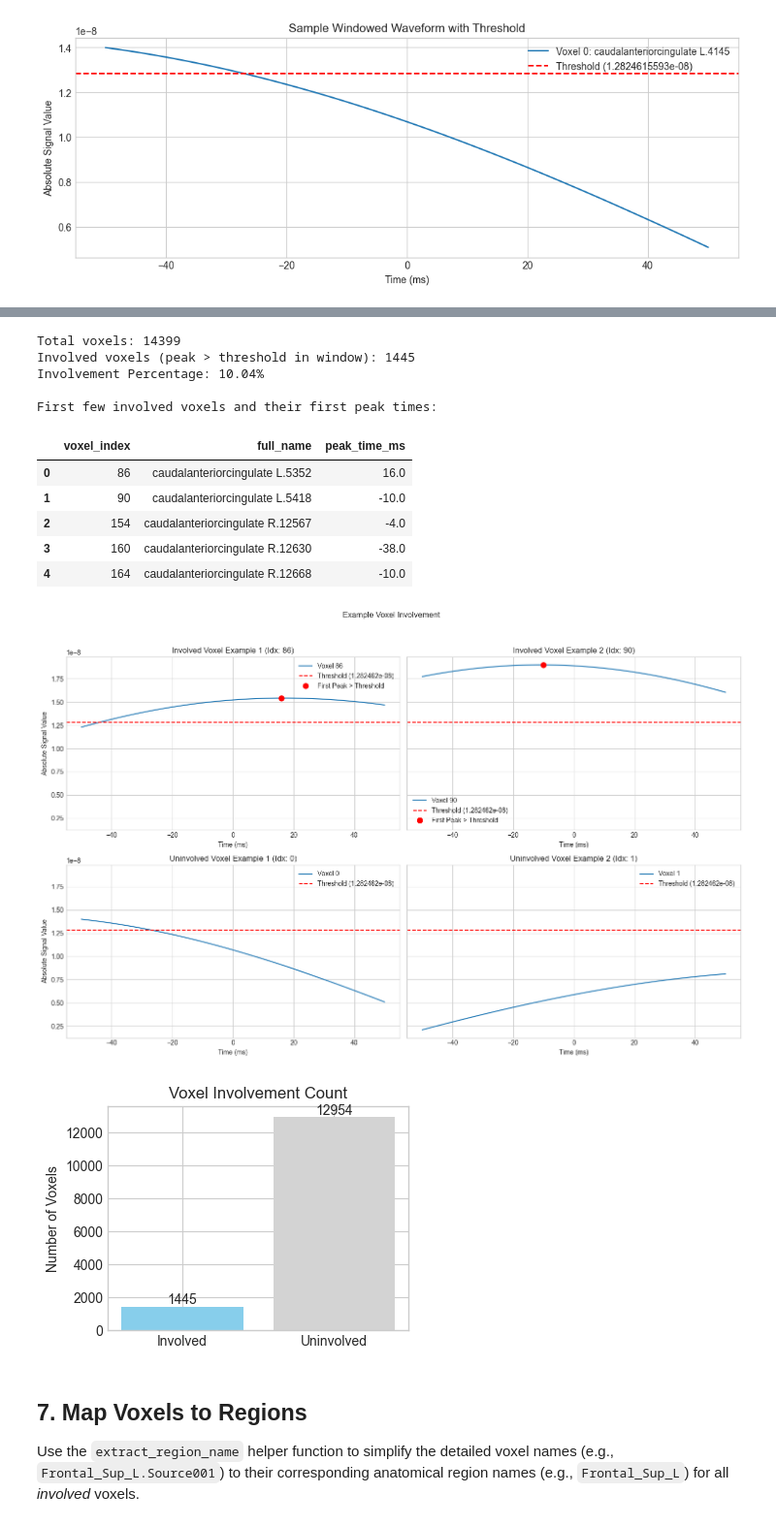
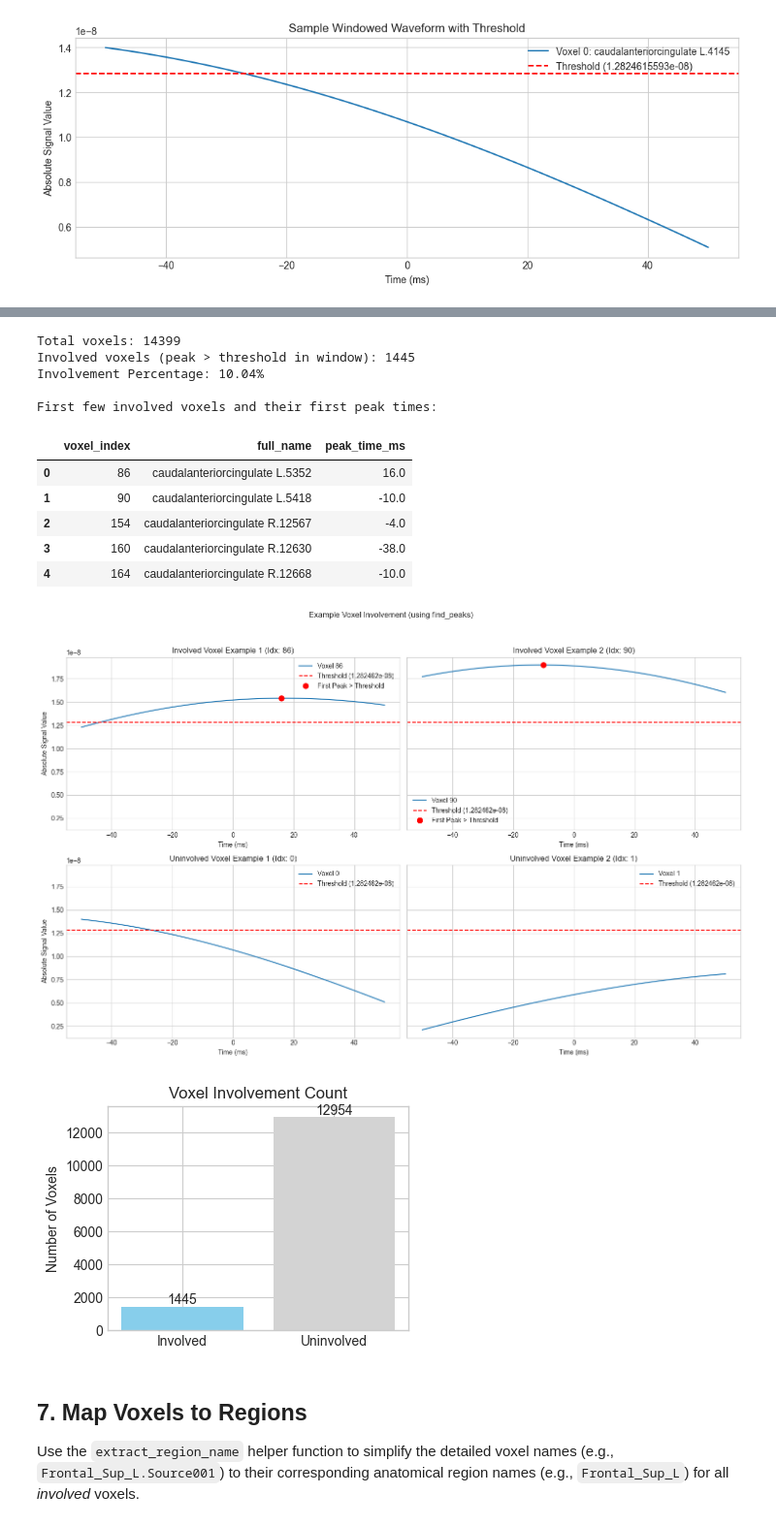
Before and after one commit to yihan2588/Source_Ana, a Jupyter notebook: slow_wave_analysis_demo.ipynb, the cells around one changed output, grey strips where cells are left out. Shown at 97% size. Saved outputs shown, nothing was run; the diff lists cells and outputs as text; code cells hidden in the pictures.

```diff
--- a/slow_wave_analysis_demo.ipynb
+++ b/slow_wave_analysis_demo.ipynb
@@ -269,15 +270,14 @@ if 'windowed_data' in locals() and 'threshold' in locals():
         voxel_data = windowed_data[voxel_idx]
         peaks_above_threshold = [] # Store (time, value) tuples for this voxel
 
-        # Simple peak finding logic (check neighbors)
-        # Ensure there are enough points for peak detection (at least 3)
-        if len(voxel_data) >= 3:
-            for i in range(1, len(voxel_data) - 1):
-                # Check if it's a local maximum
-                if voxel_data[i] > voxel_data[i-1] and voxel_data[i] > voxel_data[i+1]:
-                    # Check if the peak is above the threshold
-                    if voxel_data[i] > threshold:
-                        peaks_above_threshold.append((windowed_times_ms[i], voxel_data[i]))
+        # Use scipy.signal.find_peaks with the height parameter
+        peak_indices, _ = find_peaks(voxel_data, height=threshold)
+
+        if peak_indices.size > 0:
+            # Get the times and values for the found peaks
+            peak_times = windowed_times_ms[peak_indices]
+            peak_values = voxel_data[peak_indices]
+            peaks_above_threshold = list(zip(peak_times, peak_values))
 
         # If any peaks were found above the threshold for this voxel
         if peaks_above_threshold:
@@ -291,6 +291,7 @@ if 'windowed_data' in locals() and 'threshold' in locals():
                 'voxel_index': voxel_idx,
                 'full_name': voxel_names[voxel_idx],
                 'peak_time_ms': first_peak_time_ms
+                # Optionally add 'peak_value': first_peak_value
             })
             involved_voxels_indices.append(voxel_idx)
 
@@ -322,7 +323,7 @@ if 'windowed_data' in locals() and 'threshold' in locals():
 
     # --- Visualization: Involved vs. Uninvolved Examples (2 each) ---
     fig, axes = plt.subplots(2, 2, figsize=(15, 10), sharey=True)
-    fig.suptitle('Example Voxel Involvement')
+    fig.suptitle('Example Voxel Involvement (using find_peaks)')
 
     # Plot involved examples
     for i, idx in enumerate(example_involved_indices):
@@ -361,34 +362,34 @@ if 'windowed_data' in locals() and 'threshold' in locals():
         axes[1, i].set_xlabel('Time (ms)')
 
     plt.tight_layout(rect=[0, 0.03, 1, 0.95]) # Adjust layout to prevent title overlap
     plt.show()
 
     # --- Visualization: Involvement Bar Chart ---
     plt.figure(figsize=(4, 3))
     labels = ['Involved', 'Uninvolved']
     counts = [involvement_count, total_voxels - involvement_count]
     plt.bar(labels, counts, color=['skyblue', 'lightgray'])
     plt.title('Voxel Involvement Count')
     plt.ylabel('Number of Voxels')
     for i, count in enumerate(counts):
         plt.text(i, count + 0.01 * total_voxels, str(count), ha='center') # Add counts on bars
     plt.show()
 
 else:
     print("\033[91mCannot proceed: Required variables ('windowed_data', 'threshold') not defined from previous step.\033[0m")
 # %% [output]
 Total voxels: 14399
 Involved voxels (peak > threshold in window): 1445
 Involvement Percentage: 10.04%
 
 First few involved voxels and their first peak times:
 |  | voxel_index | full_name | peak_time_ms |
 | 0 | 86 | caudalanteriorcingulate L.5352 | 16.0 |
 | 1 | 90 | caudalanteriorcingulate L.5418 | -10.0 |
 | 2 | 154 | caudalanteriorcingulate R.12567 | -4.0 |
 | 3 | 160 | caudalanteriorcingulate R.12630 | -38.0 |
 | 4 | 164 | caudalanteriorcingulate R.12668 | -10.0 |
-[figure, old version]
+[figure, new version]
 [figure]
 # %% [markdown]
 ## 7. Map Voxels to Regions
```
Also changed, not shown: parts of 5 cells of this notebook, 4 other files.
